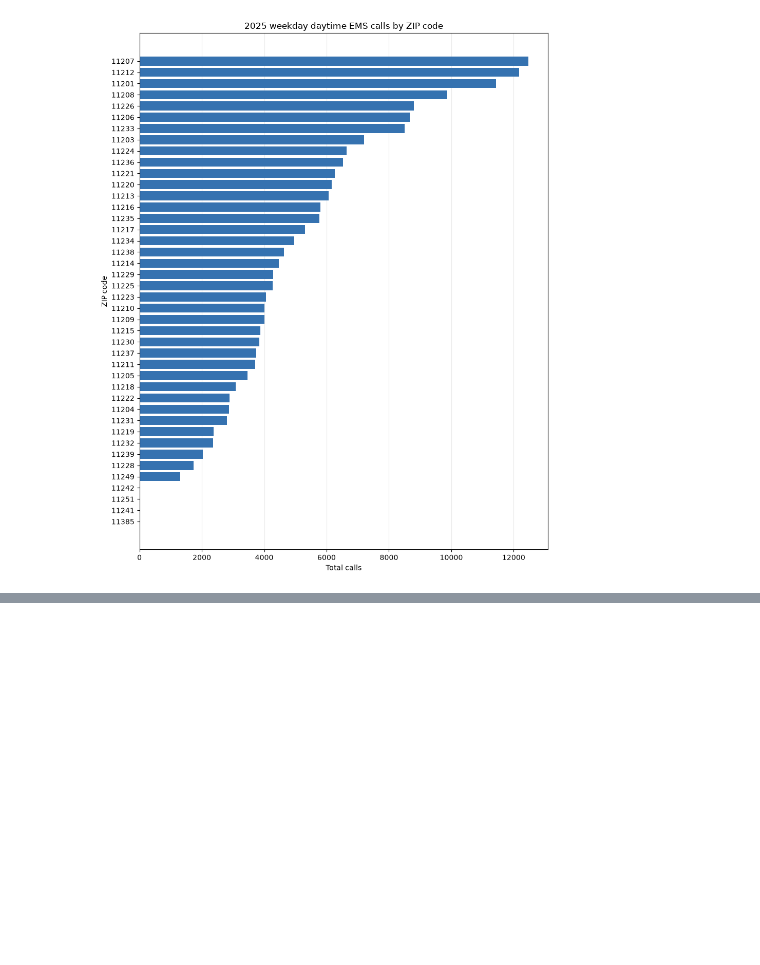
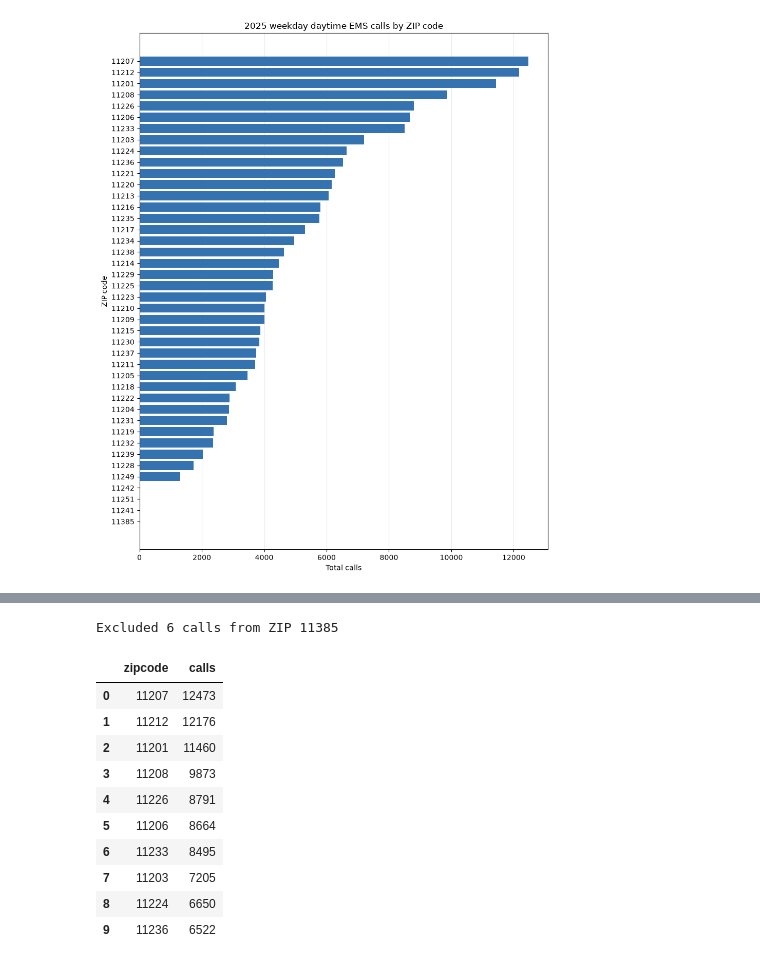
Before and after one commit to lmikhelashvili/15.C57-Optimization-Methods-Project, a Jupyter notebook: Analysis.ipynb, the cells around one changed output, grey strips where cells are left out. Saved outputs shown, nothing was run; the diff lists cells and outputs as text; code cells hidden in the pictures; blank space fills up the shorter version.

```diff
--- a/Analysis.ipynb
+++ b/Analysis.ipynb
@@ -191,0 +178,39 @@ plt.show()
+# %%
+zip_replacements = {
+    "11241": "11201",
+    "11242": "11201",
+    "11249": "11211",
+    "11251": "11211",
+    "11243": "11217",
+}
+
+zipcodes = usable["zipcode"].astype("string")
+keep = zipcodes.ne("11385")
+
+weights = (
+    zipcodes.loc[keep]
+    .replace(zip_replacements)
+    .value_counts()
+    .rename_axis("zipcode")
+    .reset_index(name="calls")
+)
+
+assert weights["calls"].sum() == keep.sum()
+
+print(f"Excluded {(~keep).sum():,} calls from ZIP 11385")
+display(weights.head(10))
+
+weights.to_csv("data/call_weights_by_zip.csv", index=False)
+# %% [output]
+Excluded 6 calls from ZIP 11385
+|  | zipcode | calls |
+| 0 | 11207 | 12473 |
+| 1 | 11212 | 12176 |
+| 2 | 11201 | 11460 |
+| 3 | 11208 | 9873 |
+| 4 | 11226 | 8791 |
+| 5 | 11206 | 8664 |
+| 6 | 11233 | 8495 |
+| 7 | 11203 | 7205 |
+| 8 | 11224 | 6650 |
+| 9 | 11236 | 6522 |
```
Also changed, not shown: parts of 7 cells of this notebook, 4 other files.
